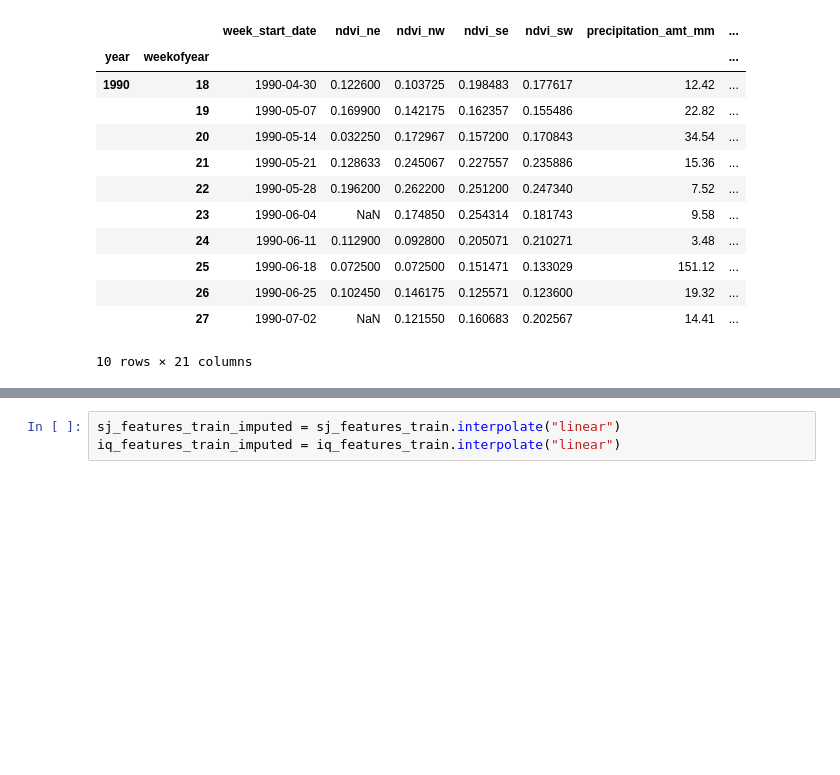
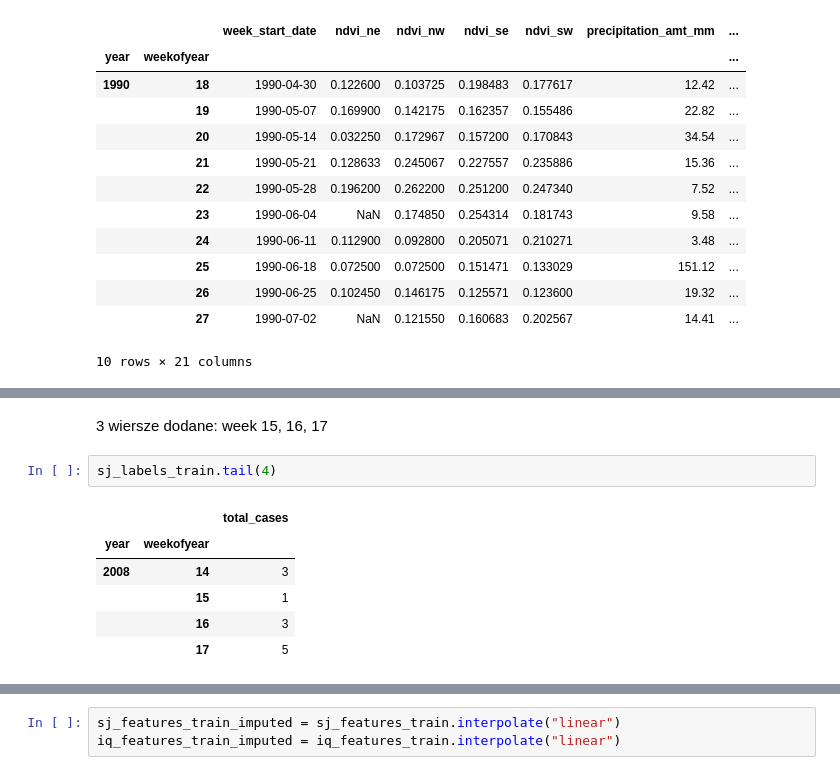
Before and after one commit to GasparSekula/PredictingDiseaseSpread, a Jupyter notebook: notebooks/FE.ipynb, the cells around one changed output, grey strips where cells are left out. Cells and saved outputs as stored; diff of their text form; blank space fills up the shorter version.

```diff
--- a/notebooks/FE.ipynb
+++ b/notebooks/FE.ipynb
@@ -30,0 +74,11 @@ sj_features_train.head(n=10)
+# %% [markdown]
+3 wiersze dodane: week 15, 16, 17
+# %%
+sj_labels_train.tail(4)
+# %% [output]
+|  |  | total_cases |
+| year | weekofyear |  |
+| 2008 | 14 | 3 |
+|  | 15 | 1 |
+|  | 16 | 3 |
+|  | 17 | 5 |
```
Also changed, not shown: parts of 14 cells of this notebook, 2 other files.
